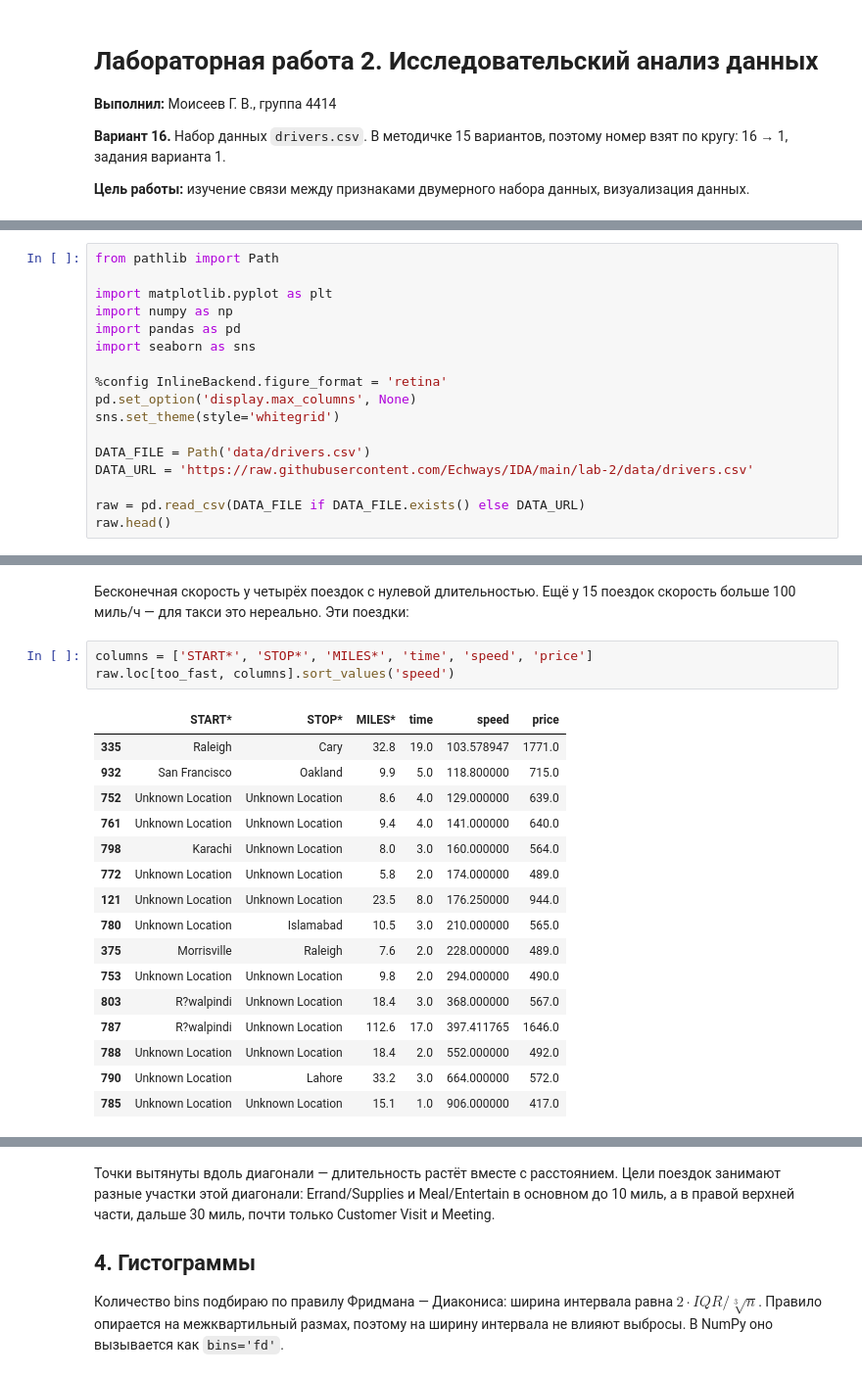
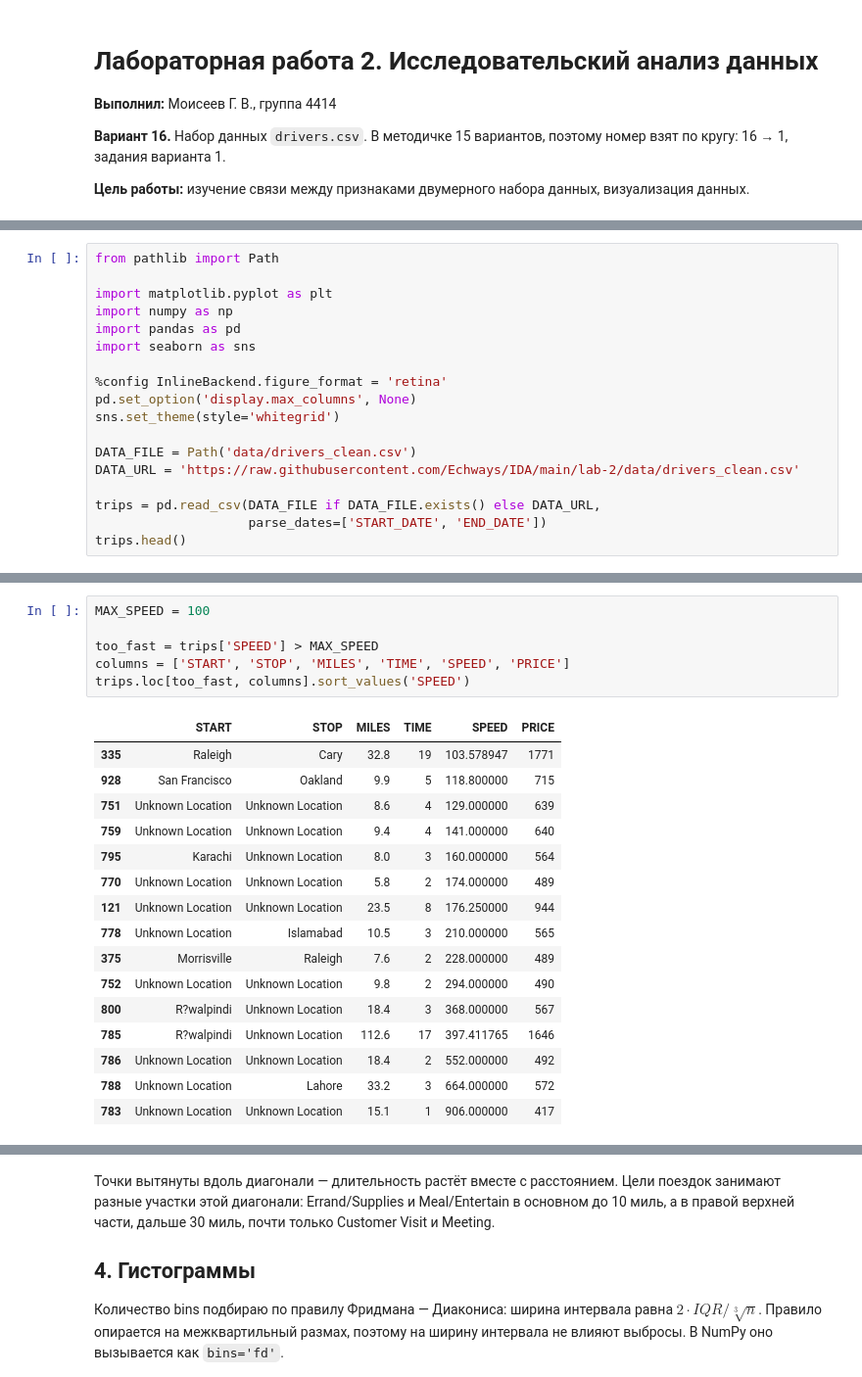
Before and after one commit to Echways/ItDA, a Jupyter notebook: lab-2/ЛР2_Моисеев_1.ipynb, the cells around one changed output, grey strips where cells are left out. Shown at 98% size. Saved outputs shown, nothing was run; the diff lists cells and outputs as text.

```diff
--- a/lab-2/ЛР2_Моисеев_1.ipynb
+++ b/lab-2/ЛР2_Моисеев_1.ipynb
@@ -37,9 +39,10 @@ import seaborn as sns
 pd.set_option('display.max_columns', None)
 sns.set_theme(style='whitegrid')
 
-DATA_FILE = Path('data/drivers.csv')
-DATA_URL = 'https://raw.githubusercontent.com/Echways/IDA/main/lab-2/data/drivers.csv'
+DATA_FILE = Path('data/drivers_clean.csv')
+DATA_URL = 'https://raw.githubusercontent.com/Echways/IDA/main/lab-2/data/drivers_clean.csv'
 
-raw = pd.read_csv(DATA_FILE if DATA_FILE.exists() else DATA_URL)
-raw.head()
+trips = pd.read_csv(DATA_FILE if DATA_FILE.exists() else DATA_URL,
+                    parse_dates=['START_DATE', 'END_DATE'])
+trips.head()
 # %% [output]
@@ -104,23 +98,24 @@ print('Явные дубликаты:', raw.duplicated().sum())
-# %% [markdown]
-Бесконечная скорость у четырёх поездок с нулевой длительностью. Ещё у 15 поездок скорость больше 100 миль/ч — для такси это нереально. Эти поездки:
 # %%
-columns = ['START*', 'STOP*', 'MILES*', 'time', 'speed', 'price']
-raw.loc[too_fast, columns].sort_values('speed')
+MAX_SPEED = 100
+
+too_fast = trips['SPEED'] > MAX_SPEED
+columns = ['START', 'STOP', 'MILES', 'TIME', 'SPEED', 'PRICE']
+trips.loc[too_fast, columns].sort_values('SPEED')
 # %% [output]
-|  | START* | STOP* | MILES* | time | speed | price |
-| 335 | Raleigh | Cary | 32.8 | 19.0 | 103.578947 | 1771.0 |
-| 932 | San Francisco | Oakland | 9.9 | 5.0 | 118.800000 | 715.0 |
-| 752 | Unknown Location | Unknown Location | 8.6 | 4.0 | 129.000000 | 639.0 |
-| 761 | Unknown Location | Unknown Location | 9.4 | 4.0 | 141.000000 | 640.0 |
-| 798 | Karachi | Unknown Location | 8.0 | 3.0 | 160.000000 | 564.0 |
-| 772 | Unknown Location | Unknown Location | 5.8 | 2.0 | 174.000000 | 489.0 |
-| 121 | Unknown Location | Unknown Location | 23.5 | 8.0 | 176.250000 | 944.0 |
-| 780 | Unknown Location | Islamabad | 10.5 | 3.0 | 210.000000 | 565.0 |
-| 375 | Morrisville | Raleigh | 7.6 | 2.0 | 228.000000 | 489.0 |
-| 753 | Unknown Location | Unknown Location | 9.8 | 2.0 | 294.000000 | 490.0 |
-| 803 | R?walpindi | Unknown Location | 18.4 | 3.0 | 368.000000 | 567.0 |
-| 787 | R?walpindi | Unknown Location | 112.6 | 17.0 | 397.411765 | 1646.0 |
-| 788 | Unknown Location | Unknown Location | 18.4 | 2.0 | 552.000000 | 492.0 |
-| 790 | Unknown Location | Lahore | 33.2 | 3.0 | 664.000000 | 572.0 |
-| 785 | Unknown Location | Unknown Location | 15.1 | 1.0 | 906.000000 | 417.0 |
+|  | START | STOP | MILES | TIME | SPEED | PRICE |
+| 335 | Raleigh | Cary | 32.8 | 19 | 103.578947 | 1771 |
+| 928 | San Francisco | Oakland | 9.9 | 5 | 118.800000 | 715 |
+| 751 | Unknown Location | Unknown Location | 8.6 | 4 | 129.000000 | 639 |
+| 759 | Unknown Location | Unknown Location | 9.4 | 4 | 141.000000 | 640 |
+| 795 | Karachi | Unknown Location | 8.0 | 3 | 160.000000 | 564 |
+| 770 | Unknown Location | Unknown Location | 5.8 | 2 | 174.000000 | 489 |
+| 121 | Unknown Location | Unknown Location | 23.5 | 8 | 176.250000 | 944 |
+| 778 | Unknown Location | Islamabad | 10.5 | 3 | 210.000000 | 565 |
+| 375 | Morrisville | Raleigh | 7.6 | 2 | 228.000000 | 489 |
+| 752 | Unknown Location | Unknown Location | 9.8 | 2 | 294.000000 | 490 |
+| 800 | R?walpindi | Unknown Location | 18.4 | 3 | 368.000000 | 567 |
+| 785 | R?walpindi | Unknown Location | 112.6 | 17 | 397.411765 | 1646 |
+| 786 | Unknown Location | Unknown Location | 18.4 | 2 | 552.000000 | 492 |
+| 788 | Unknown Location | Lahore | 33.2 | 3 | 664.000000 | 572 |
+| 783 | Unknown Location | Unknown Location | 15.1 | 1 | 906.000000 | 417 |
 # %% [markdown]
```
Also changed, not shown: parts of 27 cells of this notebook, 44 other files.
